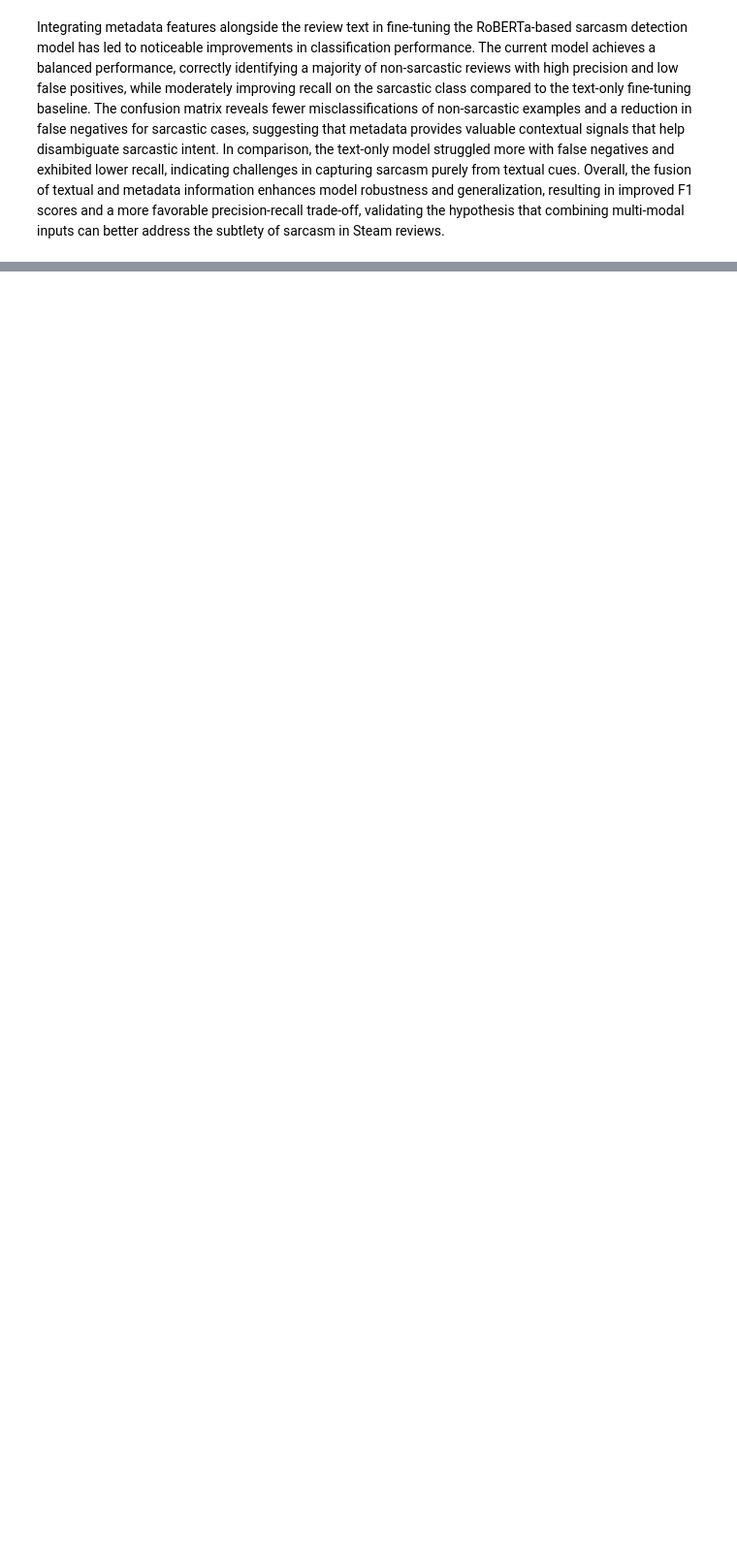
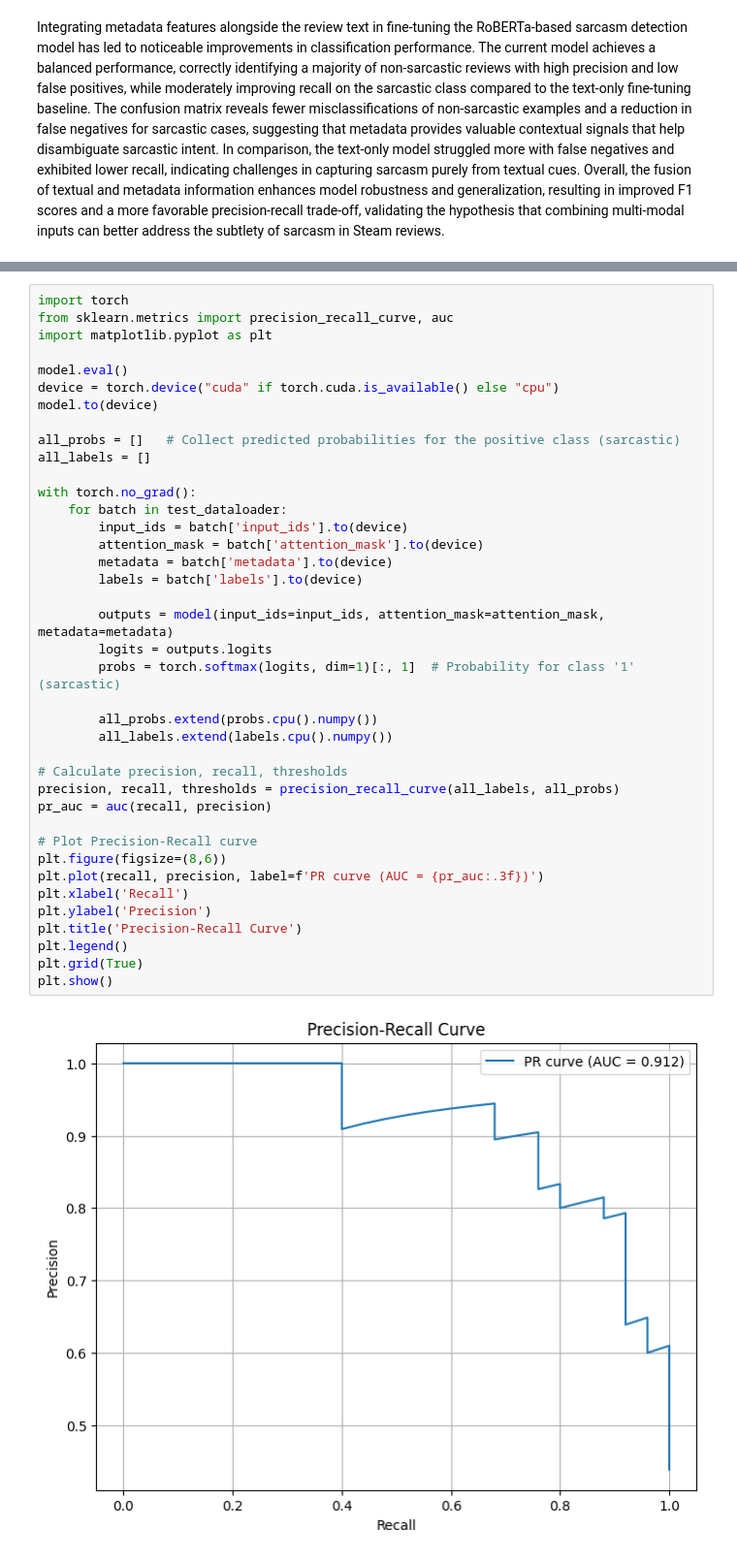
Before and after one commit to kozoB/steam-sarcasm-detection, a Jupyter notebook: Steam_Reviews_Sarcasm_Detection_Project.ipynb, the cells around one changed output, grey strips where cells are left out. Shown at 97% size. Saved outputs shown, nothing was run; the diff lists cells and outputs as text; blank space fills up the shorter version.

Commit message:
More metrics for metadata and text model

```diff
--- a/Steam_Reviews_Sarcasm_Detection_Project.ipynb
+++ b/Steam_Reviews_Sarcasm_Detection_Project.ipynb
@@ -1506,0 +1510,41 @@ Not Sarcastic       0.79      0.94      0.86        32
+# %%
+import torch
+from sklearn.metrics import precision_recall_curve, auc
+import matplotlib.pyplot as plt
+
+model.eval()
+device = torch.device("cuda" if torch.cuda.is_available() else "cpu")
+model.to(device)
+
+all_probs = []   # Collect predicted probabilities for the positive class (sarcastic)
+all_labels = []
+
+with torch.no_grad():
+    for batch in test_dataloader:
+        input_ids = batch['input_ids'].to(device)
+        attention_mask = batch['attention_mask'].to(device)
+        metadata = batch['metadata'].to(device)
+        labels = batch['labels'].to(device)
+
+        outputs = model(input_ids=input_ids, attention_mask=attention_mask, metadata=metadata)
+        logits = outputs.logits
+        probs = torch.softmax(logits, dim=1)[:, 1]  # Probability for class '1' (sarcastic)
+
+        all_probs.extend(probs.cpu().numpy())
+        all_labels.extend(labels.cpu().numpy())
+
+# Calculate precision, recall, thresholds
+precision, recall, thresholds = precision_recall_curve(all_labels, all_probs)
+pr_auc = auc(recall, precision)
+
+# Plot Precision-Recall curve
+plt.figure(figsize=(8,6))
+plt.plot(recall, precision, label=f'PR curve (AUC = {pr_auc:.3f})')
+plt.xlabel('Recall')
+plt.ylabel('Precision')
+plt.title('Precision-Recall Curve')
+plt.legend()
+plt.grid(True)
+plt.show()
+# %% [output]
+[figure, added]
```
Also changed, not shown: parts of 16 cells of this notebook.
